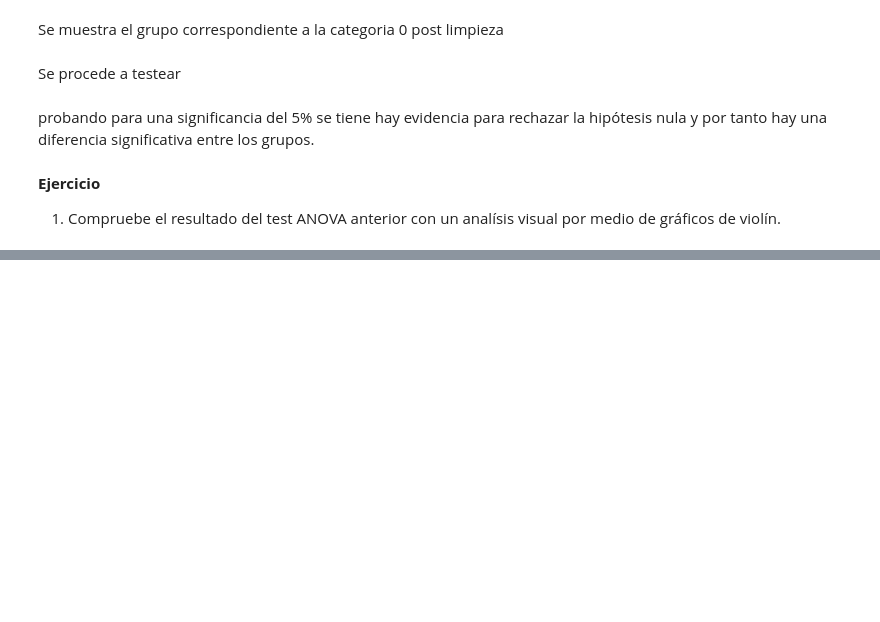
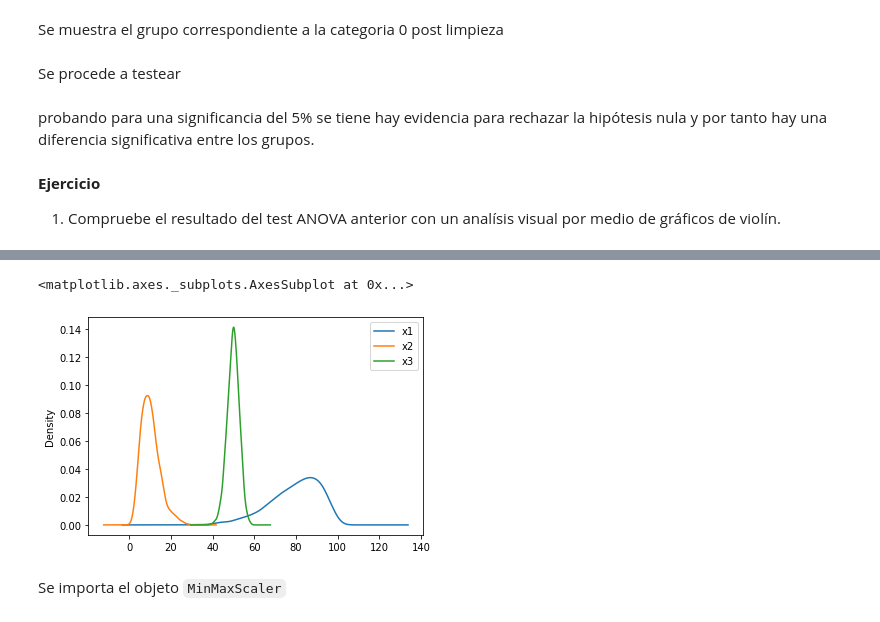
Before and after one commit to NicoCaro/DataScienceLab, a Jupyter notebook: S5/c9 EDA - clean .ipynb, the cells around one changed output, grey strips where cells are left out. Cells and saved outputs as stored; diff of their text form; code cells hidden in the pictures; blank space fills up the shorter version.

```diff
--- a/S5/c9 EDA - clean .ipynb
+++ b/S5/c9 EDA - clean .ipynb
@@ -671,0 +857,13 @@ Si los investigadores relacionan los valores del *índice de salud* con la proba
+# %%
+df_0 = pd.DataFrame({
+    'x1': np.random.beta(8, 2, 1460)*100,
+    'x2': np.random.chisquare(10, 1460),
+    'x3': np.random.normal(50, 3, 1460)
+})
+
+df_0.plot.kde()
+# %% [output]
+<matplotlib.axes._subplots.AxesSubplot at 0x...>
+[figure, added]
+# %% [markdown]
+Se importa el objeto `MinMaxScaler`
```
Also changed, not shown: parts of 60 cells of this notebook.
